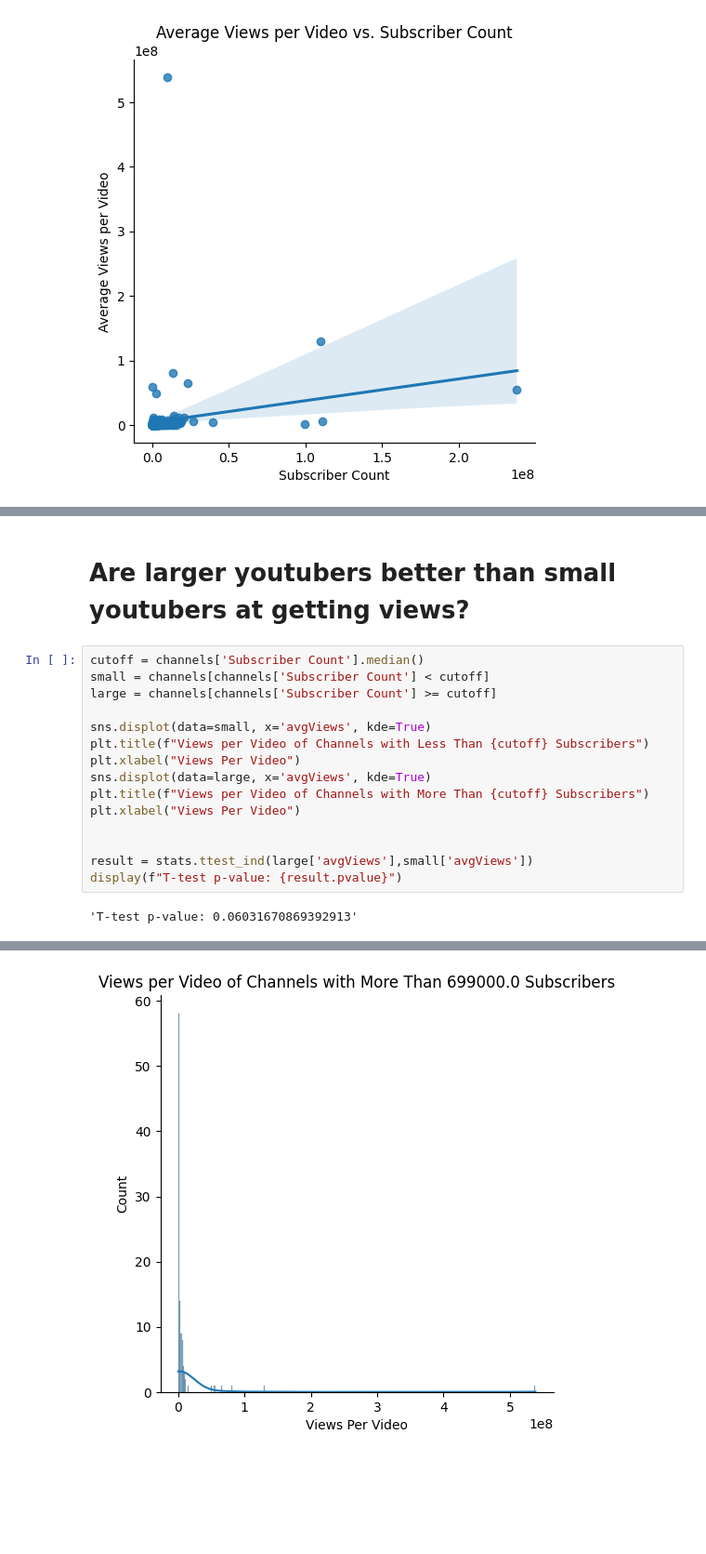
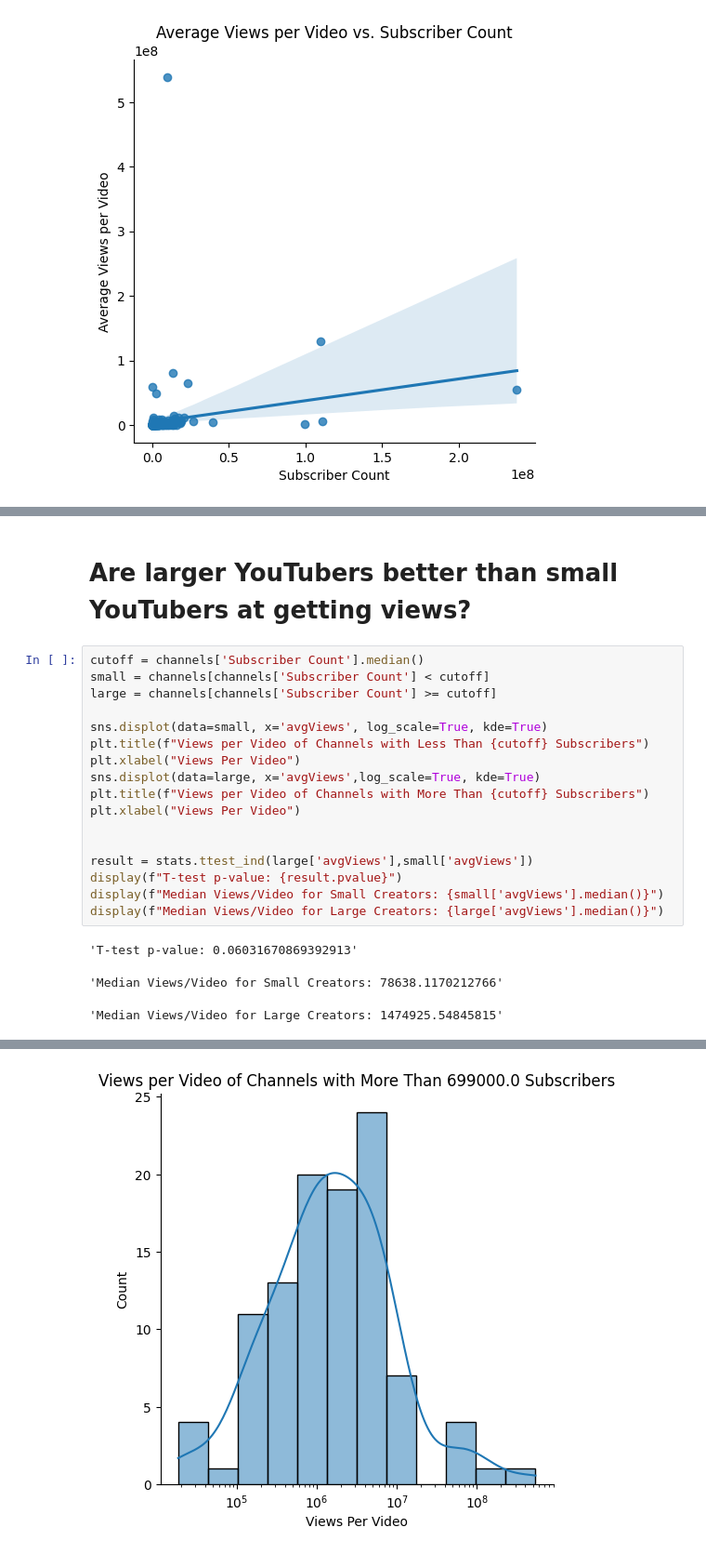
Before and after one commit to Drew-Watson-117/cs5830_project_3, a Jupyter notebook: project3.ipynb, the cells around one changed output, grey strips where cells are left out. Shown at 93% size. Cells and saved outputs as stored; diff of their text form; blank space fills up the shorter version.

```diff
--- a/project3.ipynb
+++ b/project3.ipynb
@@ -62,19 +64,23 @@ The plot above shows that there is a positive correlation between average viewer
 # %% [markdown]
-# Are larger youtubers better than small youtubers at getting views?
+# Are larger YouTubers better than small YouTubers at getting views?
 # %%
 cutoff = channels['Subscriber Count'].median()
 small = channels[channels['Subscriber Count'] < cutoff]
 large = channels[channels['Subscriber Count'] >= cutoff]
 
-sns.displot(data=small, x='avgViews', kde=True)
+sns.displot(data=small, x='avgViews', log_scale=True, kde=True)
 plt.title(f"Views per Video of Channels with Less Than {cutoff} Subscribers")
 plt.xlabel("Views Per Video")
-sns.displot(data=large, x='avgViews', kde=True)
+sns.displot(data=large, x='avgViews',log_scale=True, kde=True)
 plt.title(f"Views per Video of Channels with More Than {cutoff} Subscribers")
 plt.xlabel("Views Per Video")
 
 
 result = stats.ttest_ind(large['avgViews'],small['avgViews'])
 display(f"T-test p-value: {result.pvalue}")
+display(f"Median Views/Video for Small Creators: {small['avgViews'].median()}")
+display(f"Median Views/Video for Large Creators: {large['avgViews'].median()}")
 # %% [output]
 'T-test p-value: 0.06031670869392913'
+'Median Views/Video for Small Creators: 78638.1170212766'
+'Median Views/Video for Large Creators: 1474925.54845815'
@@ -82 +88 @@ display(f"T-test p-value: {result.pvalue}")
-[figure, old version]
+[figure, new version]
```
Also changed, not shown: parts of 7 cells of this notebook.
